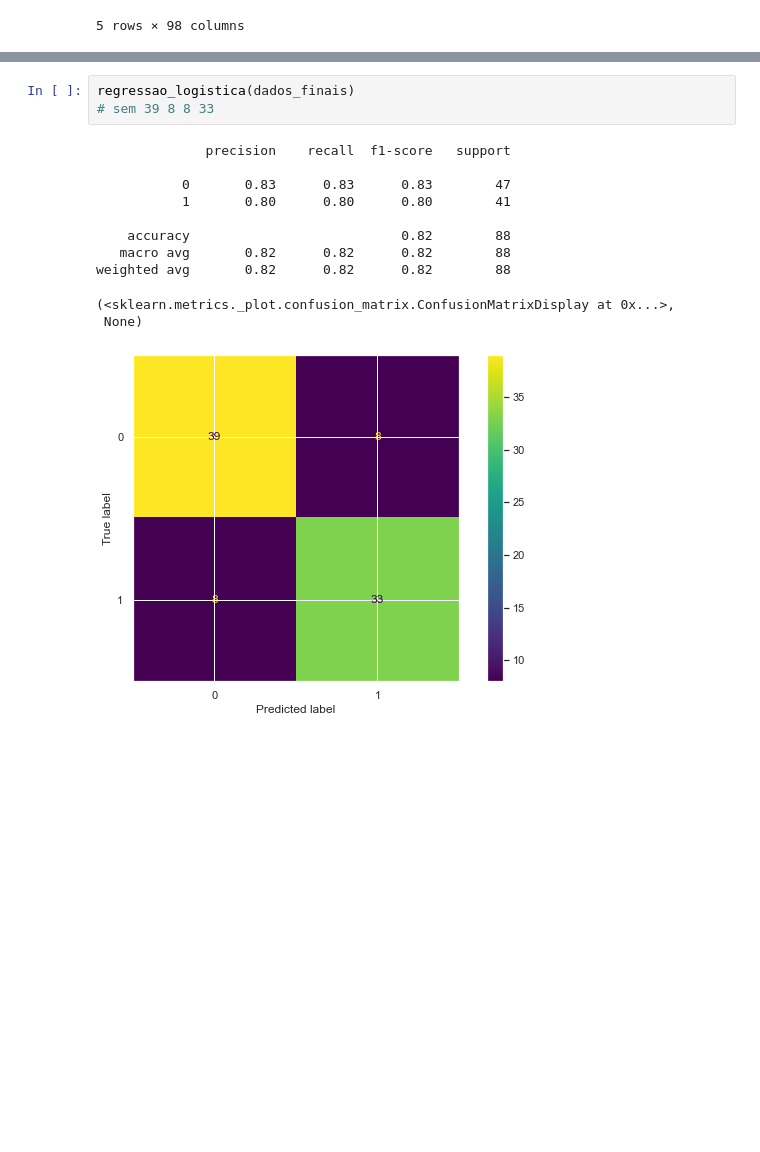
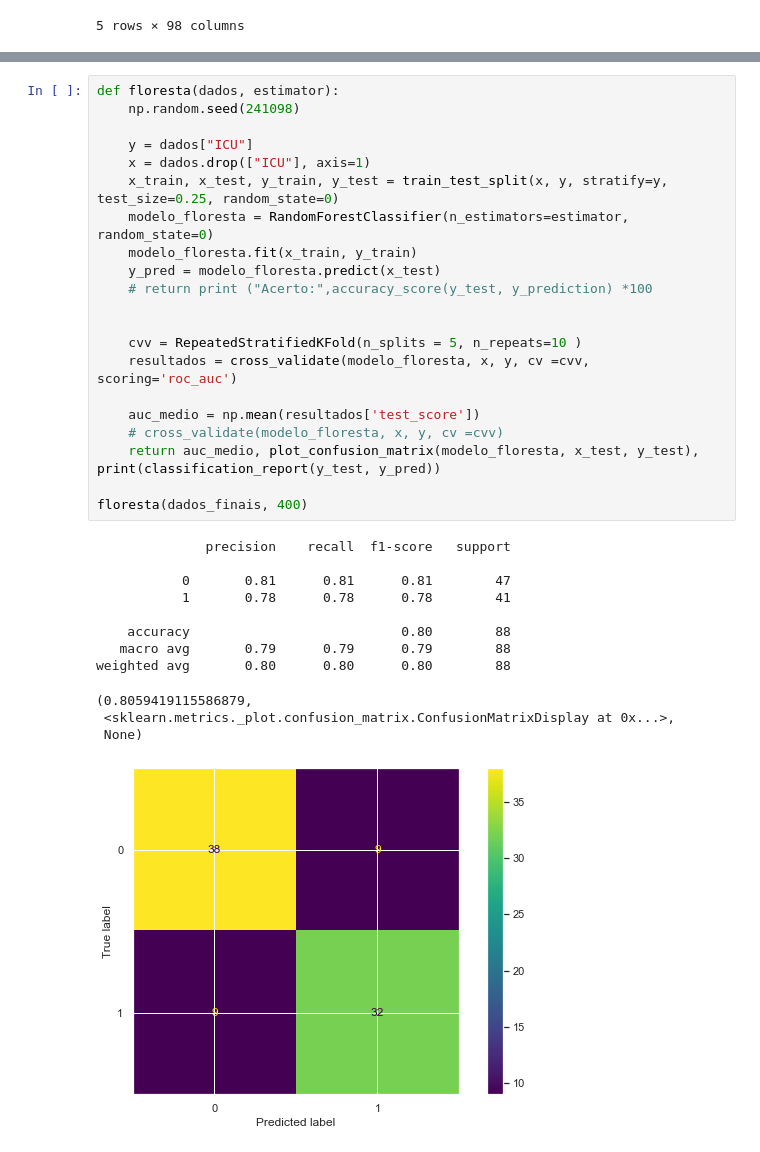
Before and after one commit to HammadN98/Previsao-da-necessidade-de-internacao-por-Covid-19, a Jupyter notebook: modelos_e_testes.ipynb, the cells around one changed output, grey strips where cells are left out. Drawn from its saved outputs; the diff is of its cells as text; blank space fills up the shorter version.

```diff
--- a/modelos_e_testes.ipynb
+++ b/modelos_e_testes.ipynb
@@ -193,16 +271,35 @@ def regressao_logistica(dados):
-# %%
-regressao_logistica(dados_finais)
-# sem 39 8 8 33
-# %% [output]
-              precision    recall  f1-score   support
-
-           0       0.83      0.83      0.83        47
-           1       0.80      0.80      0.80        41
-
-    accuracy                           0.82        88
-   macro avg       0.82      0.82      0.82        88
-weighted avg       0.82      0.82      0.82        88
-(<sklearn.metrics._plot.confusion_matrix.ConfusionMatrixDisplay at 0x...>,
- None)
-[figure, removed]
+# %%
+def floresta(dados, estimator):
+    np.random.seed(241098)
+
+    y = dados["ICU"]
+    x = dados.drop(["ICU"], axis=1)
+    x_train, x_test, y_train, y_test = train_test_split(x, y, stratify=y, test_size=0.25, random_state=0)
+    modelo_floresta = RandomForestClassifier(n_estimators=estimator, random_state=0)
+    modelo_floresta.fit(x_train, y_train)
+    y_pred = modelo_floresta.predict(x_test)
+    # return print ("Acerto:",accuracy_score(y_test, y_prediction) *100
+
+
+    cvv = RepeatedStratifiedKFold(n_splits = 5, n_repeats=10 )
+    resultados = cross_validate(modelo_floresta, x, y, cv =cvv, scoring='roc_auc')
+
+    auc_medio = np.mean(resultados['test_score'])
+    # cross_validate(modelo_floresta, x, y, cv =cvv)
+    return auc_medio, plot_confusion_matrix(modelo_floresta, x_test, y_test), print(classification_report(y_test, y_pred))
+
+floresta(dados_finais, 400)
+# %% [output]
+              precision    recall  f1-score   support
+
+           0       0.81      0.81      0.81        47
+           1       0.78      0.78      0.78        41
+
+    accuracy                           0.80        88
+   macro avg       0.79      0.79      0.79        88
+weighted avg       0.80      0.80      0.80        88
+(0.8059419115586879,
+ <sklearn.metrics._plot.confusion_matrix.ConfusionMatrixDisplay at 0x...>,
+ None)
+[figure, added]
 # %%
```
Also changed, not shown: parts of 13 cells of this notebook, 1 other file.
